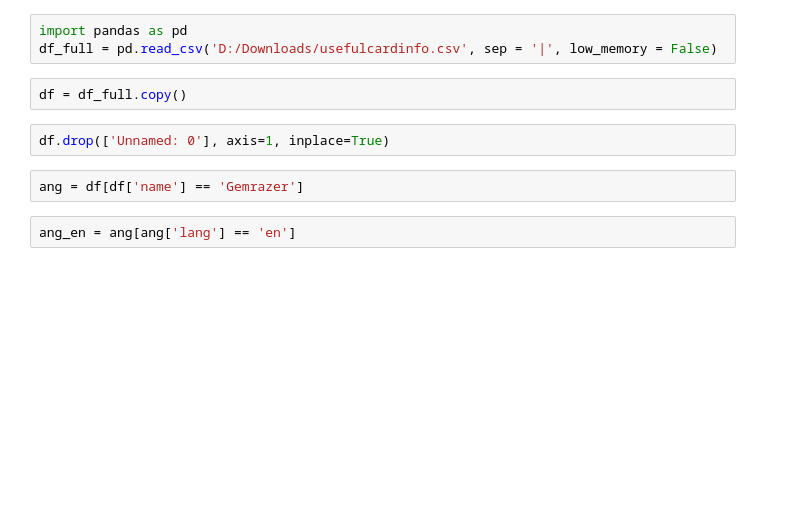
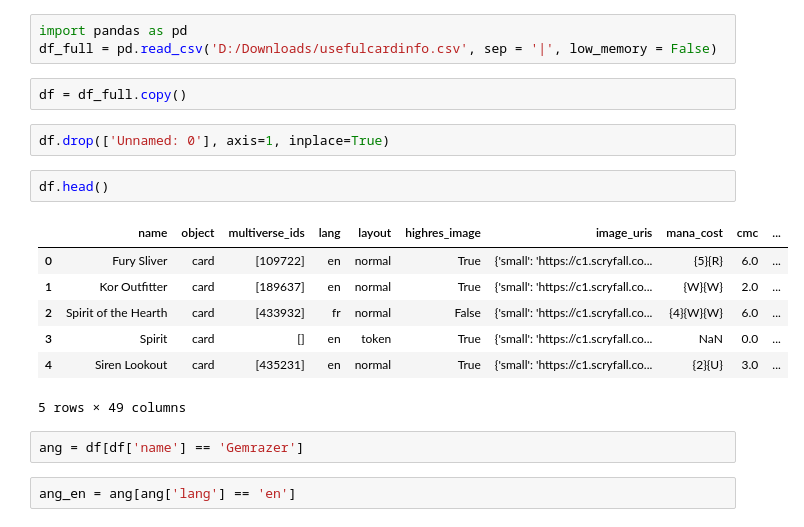
Before and after one commit to CasualChemist/projects, a Jupyter notebook: Works In Progress/Standard Deviation Magic scratchpad.ipynb, the cells around one changed output. Cells and saved outputs as stored; diff of their text form; blank space fills up the shorter version.

```diff
--- a/Works In Progress/Standard Deviation Magic scratchpad.ipynb
+++ b/Works In Progress/Standard Deviation Magic scratchpad.ipynb
@@ -299,6 +299,16 @@ df_full = pd.read_csv('D:/Downloads/usefulcardinfo.csv', sep = '|', low_memory =
 df = df_full.copy()
 # %%
 df.drop(['Unnamed: 0'], axis=1, inplace=True)
+# %%
+df.head()
+# %% [output]
+|  | name | object | multiverse_ids | lang | layout | highres_image | image_uris | mana_cost | cmc | ... |
+| 0 | Fury Sliver | card | [109722] | en | normal | True | {'small': 'https://c1.scryfall.co... | {5}{R} | 6.0 | ... |
+| 1 | Kor Outfitter | card | [189637] | en | normal | True | {'small': 'https://c1.scryfall.co... | {W}{W} | 2.0 | ... |
+| 2 | Spirit of the Hearth | card | [433932] | fr | normal | False | {'small': 'https://c1.scryfall.co... | {4}{W}{W} | 6.0 | ... |
+| 3 | Spirit | card | [] | en | token | True | {'small': 'https://c1.scryfall.co... | NaN | 0.0 | ... |
+| 4 | Siren Lookout | card | [435231] | en | normal | True | {'small': 'https://c1.scryfall.co... | {2}{U} | 3.0 | ... |
+5 rows × 49 columns
 # %%
 ang = df[df['name'] == 'Gemrazer']
 # %%
```
Also changed, not shown: parts of 9 cells of this notebook.
